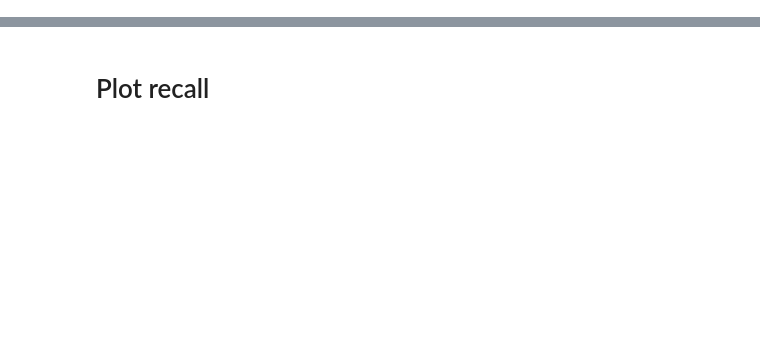
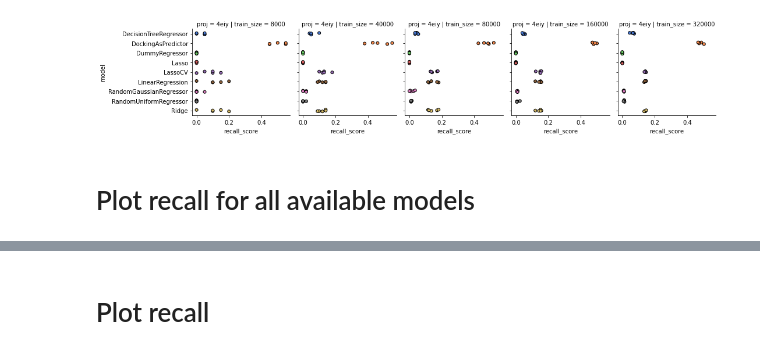
Before and after one commit to marinegor/Linear-accelerated-docking, a Jupyter notebook: notebooks/Figure_2_performance.ipynb, the cells around one changed output, grey strips where cells are left out. Drawn from its saved outputs; the diff is of its cells as text; code cells hidden in the pictures; blank space fills up the shorter version.

```diff
--- a/notebooks/Figure_2_performance.ipynb
+++ b/notebooks/Figure_2_performance.ipynb
@@ -119,0 +147,29 @@ df = (
+# %%
+kwa = {
+    'x': "recall_score",
+    'y': "model",
+#     'orient':'h',
+    'edgecolor':'k',
+    'linewidth':1,
+    'palette':'muted',
+    'order':sorted(full_df.model.unique())
+}
+
+grid = \
+sns.FacetGrid(full_df,
+              col = "train_size",
+              row = "proj",
+              sharey=True,
+              sharex=True,
+             )
+(
+    grid
+    .map_dataframe(sns.stripplot, **kwa)
+)
+
+grid.add_legend()
+plt.show()
+# %% [output]
+[figure, added]
+# %% [markdown]
+# Plot recall for all available models
```
Also changed, not shown: parts of 12 cells of this notebook, 1 other file.
